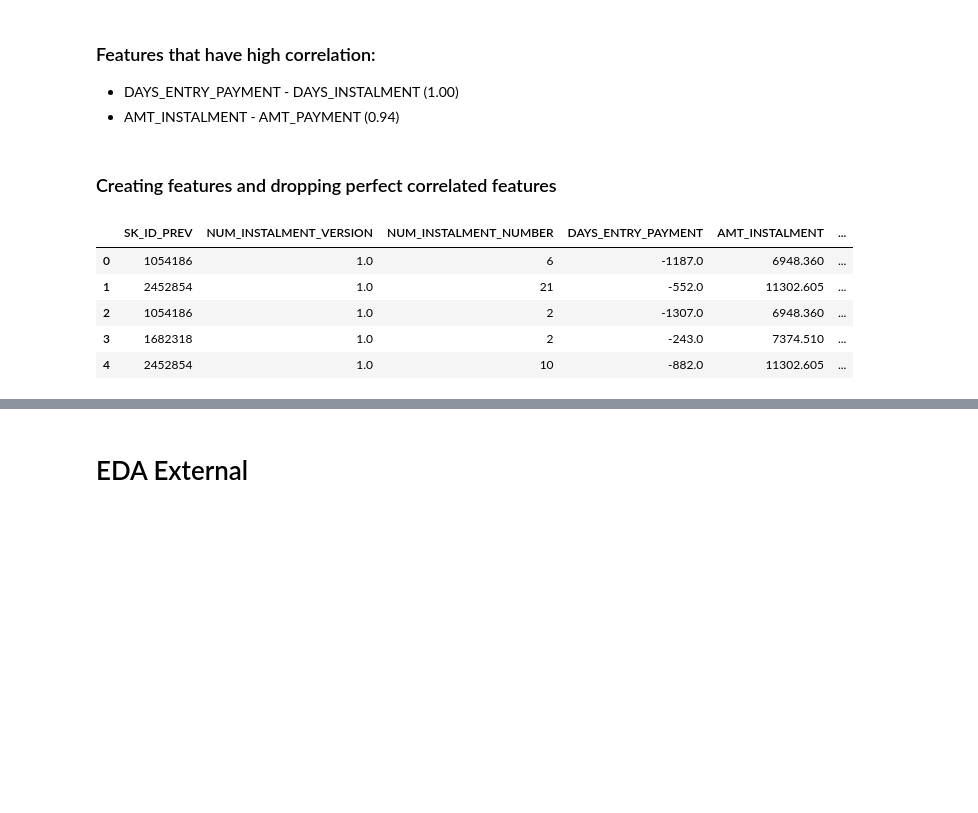
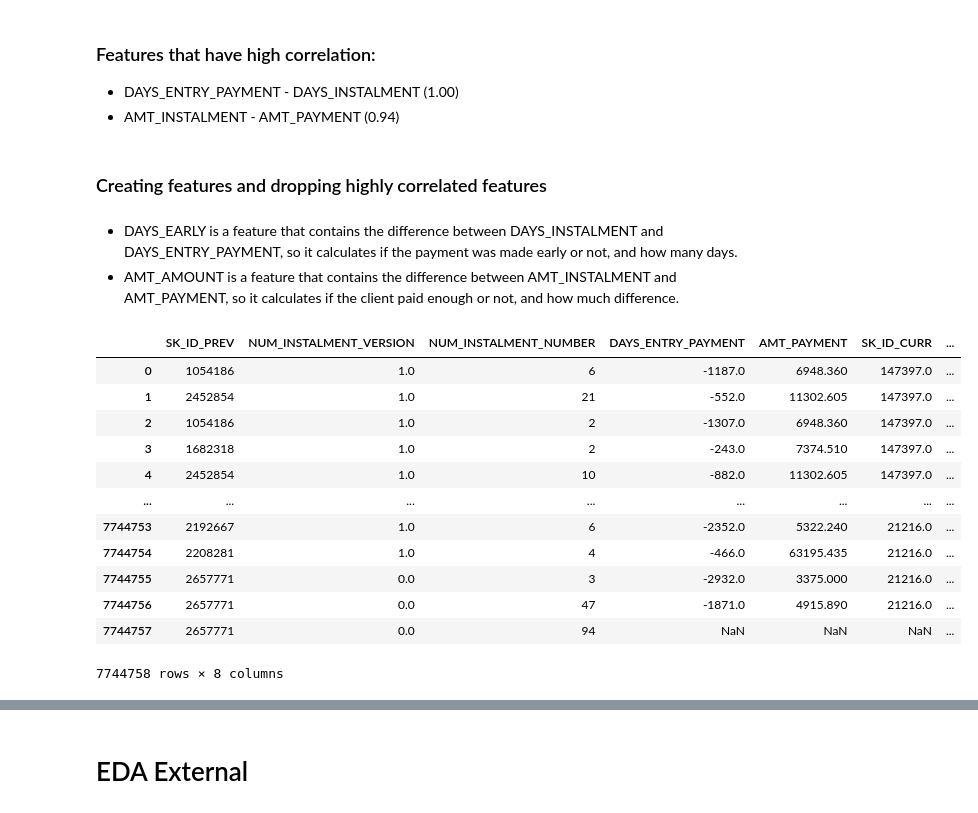
Before and after one commit to dunp7/Home-Default-Credit-Risk, a Jupyter notebook: Cleaning + EDA/Installments_Payments.ipynb, the cells around one changed output, grey strips where cells are left out. Drawn from its saved outputs; the diff is of its cells as text; code cells hidden in the pictures; blank space fills up the shorter version.

```diff
--- a/Cleaning + EDA/Installments_Payments.ipynb
+++ b/Cleaning + EDA/Installments_Payments.ipynb
@@ -158,18 +158,28 @@ plt.show()
 * DAYS_ENTRY_PAYMENT - DAYS_INSTALMENT (1.00)
 * AMT_INSTALMENT - AMT_PAYMENT (0.94)
 # %% [markdown]
-### Creating features and dropping perfect correlated features
+### Creating features and dropping highly correlated features
 # %%
-new_pay = pay.drop(columns=['DAYS_INSTALMENT'])
-
-new_pay['DAYS_ONTIME'] = pay['DAYS_INSTALMENT'] - pay['DAYS_ENTRY_PAYMENT']
-
-new_pay.head()
+new_pay = pay.drop(columns=['DAYS_INSTALMENT','AMT_INSTALMENT'])
+new_pay['DAYS_EARLY'] = pay['DAYS_INSTALMENT'] - pay['DAYS_ENTRY_PAYMENT']
+new_pay['AMT_COMPARE'] = pay['AMT_INSTALMENT'] - pay['AMT_PAYMENT']
-# %% [output]
-|  | SK_ID_PREV | NUM_INSTALMENT_VERSION | NUM_INSTALMENT_NUMBER | DAYS_ENTRY_PAYMENT | AMT_INSTALMENT | ... |
-| 0 | 1054186 | 1.0 | 6 | -1187.0 | 6948.360 | ... |
-| 1 | 2452854 | 1.0 | 21 | -552.0 | 11302.605 | ... |
-| 2 | 1054186 | 1.0 | 2 | -1307.0 | 6948.360 | ... |
-| 3 | 1682318 | 1.0 | 2 | -243.0 | 7374.510 | ... |
-| 4 | 2452854 | 1.0 | 10 | -882.0 | 11302.605 | ... |
+# %% [markdown]
+* DAYS_EARLY is a feature that contains the difference between DAYS_INSTALMENT and DAYS_ENTRY_PAYMENT, so it calculates if the payment was made early or not, and how many days.
+* AMT_AMOUNT is a feature that contains the difference between AMT_INSTALMENT and AMT_PAYMENT, so it calculates if the client paid enough or not, and how much difference.
+# %%
+new_pay
+# %% [output]
+|  | SK_ID_PREV | NUM_INSTALMENT_VERSION | NUM_INSTALMENT_NUMBER | DAYS_ENTRY_PAYMENT | AMT_PAYMENT | SK_ID_CURR | ... |
+| 0 | 1054186 | 1.0 | 6 | -1187.0 | 6948.360 | 147397.0 | ... |
+| 1 | 2452854 | 1.0 | 21 | -552.0 | 11302.605 | 147397.0 | ... |
+| 2 | 1054186 | 1.0 | 2 | -1307.0 | 6948.360 | 147397.0 | ... |
+| 3 | 1682318 | 1.0 | 2 | -243.0 | 7374.510 | 147397.0 | ... |
+| 4 | 2452854 | 1.0 | 10 | -882.0 | 11302.605 | 147397.0 | ... |
+| ... | ... | ... | ... | ... | ... | ... | ... |
+| 7744753 | 2192667 | 1.0 | 6 | -2352.0 | 5322.240 | 21216.0 | ... |
+| 7744754 | 2208281 | 1.0 | 4 | -466.0 | 63195.435 | 21216.0 | ... |
+| 7744755 | 2657771 | 0.0 | 3 | -2932.0 | 3375.000 | 21216.0 | ... |
+| 7744756 | 2657771 | 0.0 | 47 | -1871.0 | 4915.890 | 21216.0 | ... |
+| 7744757 | 2657771 | 0.0 | 94 | NaN | NaN | NaN | ... |
+7744758 rows × 8 columns
 # %%
```
Also changed, not shown: parts of 9 cells of this notebook.
